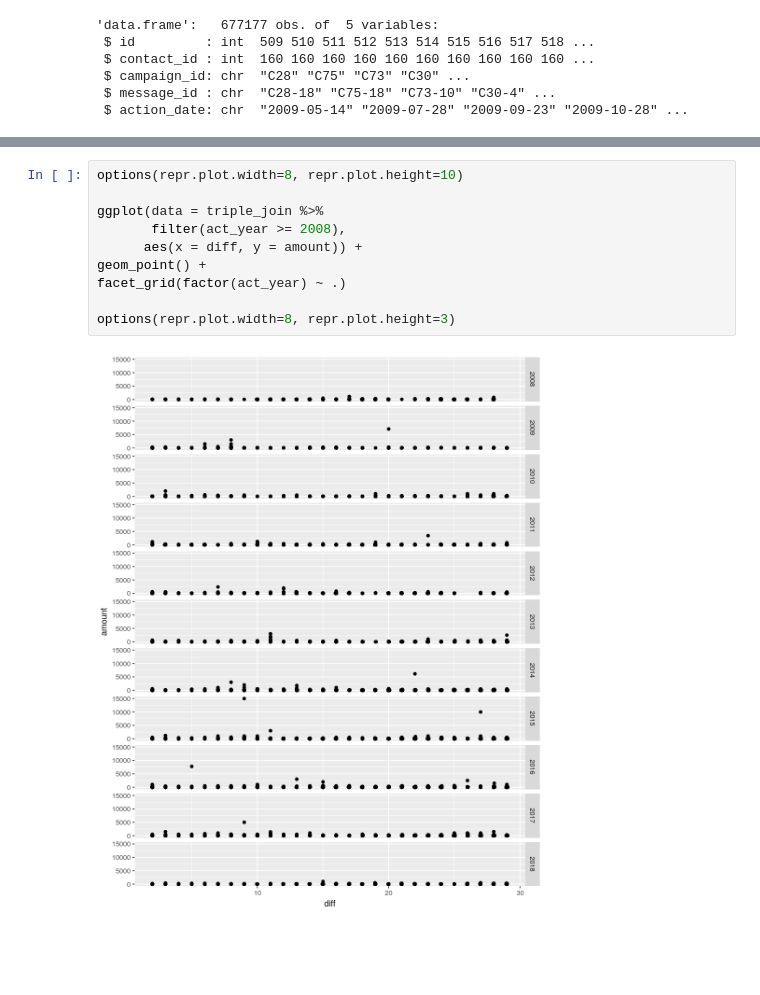
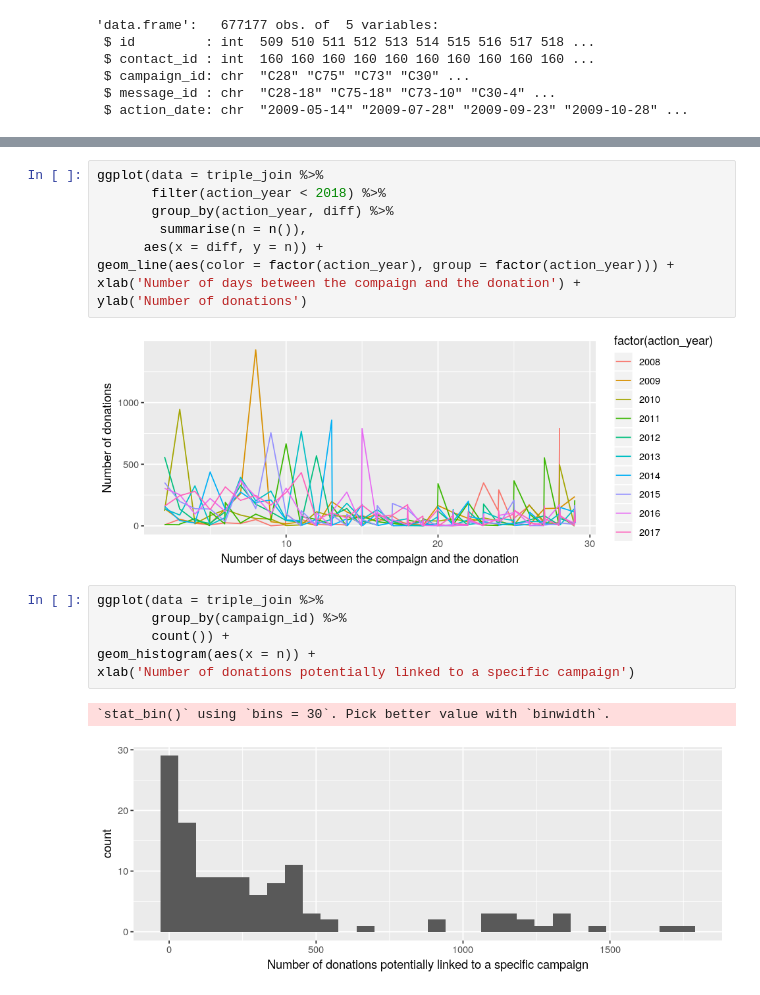
Before and after one commit to rymlaabiyad/MarketingAnalytics, a Jupyter notebook: assignment1.ipynb, the cells around one changed output, grey strips where cells are left out. Drawn from its saved outputs; the diff is of its cells as text; blank space fills up the shorter version.

```diff
--- a/assignment1.ipynb
+++ b/assignment1.ipynb
@@ -857,12 +868,20 @@ head(triple_join)
-# %%
-options(repr.plot.width=8, repr.plot.height=10)
-
-ggplot(data = triple_join %>%
-       filter(act_year >= 2008),
-      aes(x = diff, y = amount)) +
-geom_point() +
-facet_grid(factor(act_year) ~ .)
-
-options(repr.plot.width=8, repr.plot.height=3)
-# %% [output]
-[figure, removed]
+# %%
+ggplot(data = triple_join %>%
+       filter(action_year < 2018) %>%
+       group_by(action_year, diff) %>%
+        summarise(n = n()),
+      aes(x = diff, y = n)) +
+geom_line(aes(color = factor(action_year), group = factor(action_year))) +
+xlab('Number of days between the compaign and the donation') +
+ylab('Number of donations')
+# %% [output]
+[figure, added]
+# %%
+ggplot(data = triple_join %>%
+       group_by(campaign_id) %>%
+       count()) +
+geom_histogram(aes(x = n)) +
+xlab('Number of donations potentially linked to a specific campaign')
+# %% [output]
+`stat_bin()` using `bins = 30`. Pick better value with `binwidth`.
+[figure, added]
```
Also changed, not shown: parts of 8 cells of this notebook.
